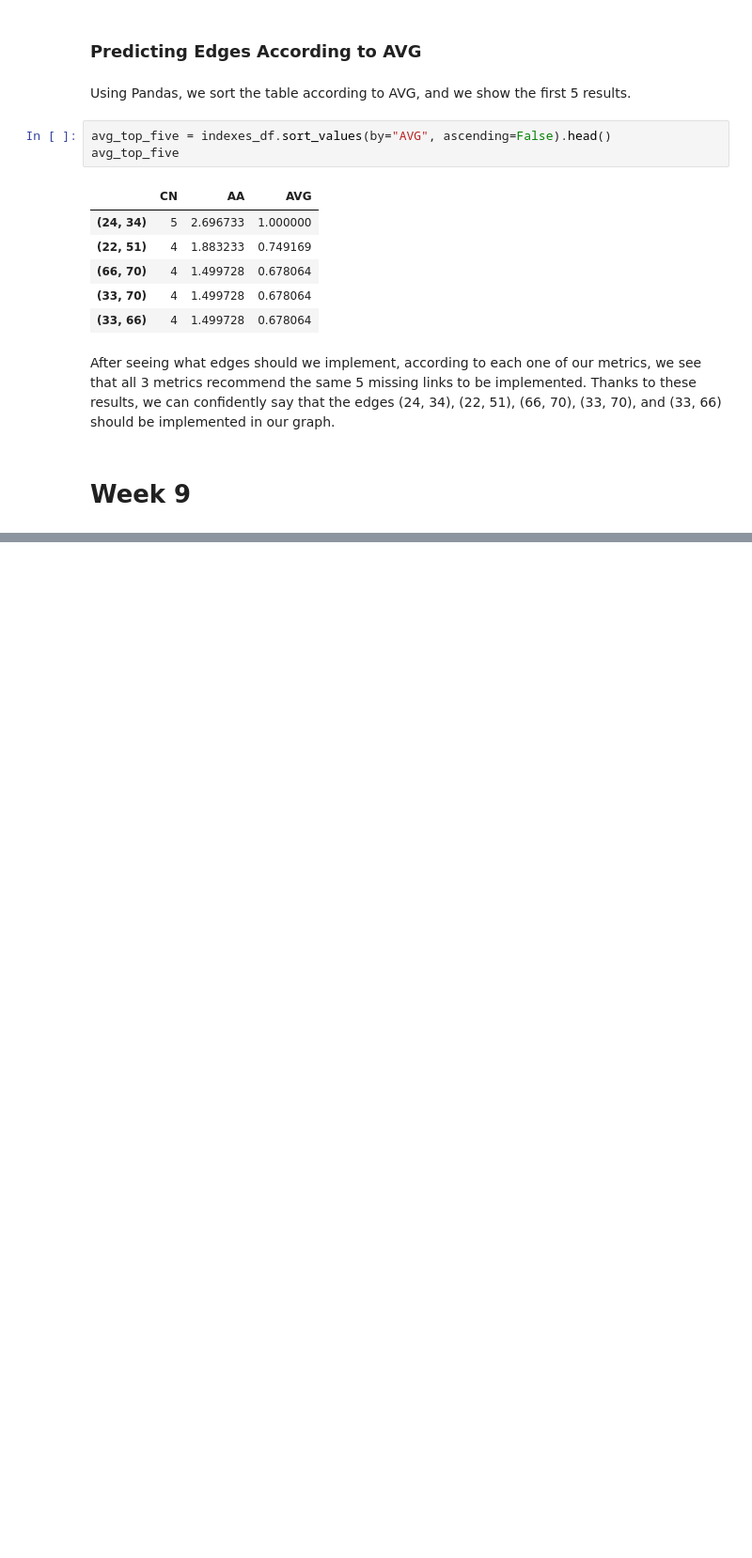
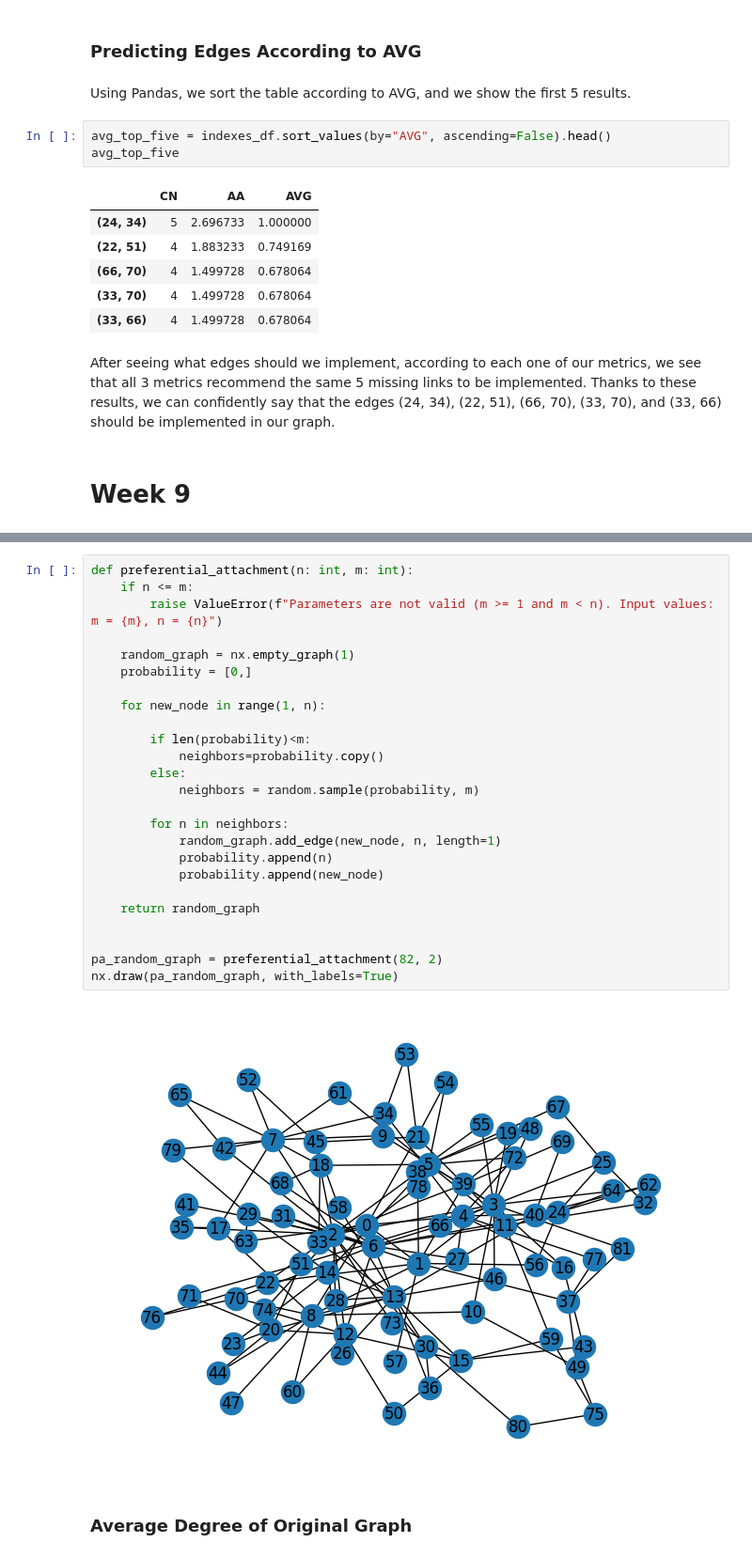
Before and after one commit to leofarfan7/luiss-sna-group-project, a Jupyter notebook: CatchMeIfYouCan_Group_Project.ipynb, the cells around one changed output, grey strips where cells are left out. Shown at 94% size. Drawn from its saved outputs; the diff is of its cells as text; blank space fills up the shorter version.

```diff
--- a/CatchMeIfYouCan_Group_Project.ipynb
+++ b/CatchMeIfYouCan_Group_Project.ipynb
@@ -847,0 +809,29 @@ nx.draw(PA, with_labels=True)
+# %%
+def preferential_attachment(n: int, m: int):
+    if n <= m:
+        raise ValueError(f"Parameters are not valid (m >= 1 and m < n). Input values: m = {m}, n = {n}")
+
+    random_graph = nx.empty_graph(1)
+    probability = [0,]
+
+    for new_node in range(1, n):
+
+        if len(probability)<m:
+            neighbors=probability.copy()
+        else:
+            neighbors = random.sample(probability, m)
+
+        for n in neighbors:
+            random_graph.add_edge(new_node, n, length=1)
+            probability.append(n)
+            probability.append(new_node)
+
+    return random_graph
+
+
+pa_random_graph = preferential_attachment(82, 2)
+nx.draw(pa_random_graph, with_labels=True)
+# %% [output]
+[figure, added]
+# %% [markdown]
+### Average Degree of Original Graph
```
Also changed, not shown: parts of 19 cells of this notebook.
